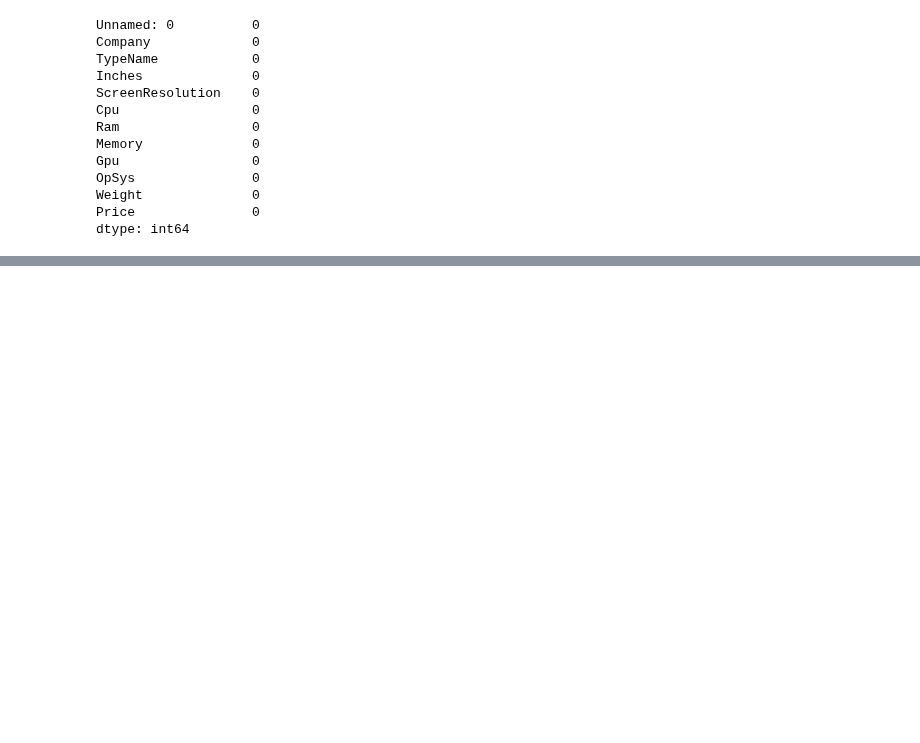
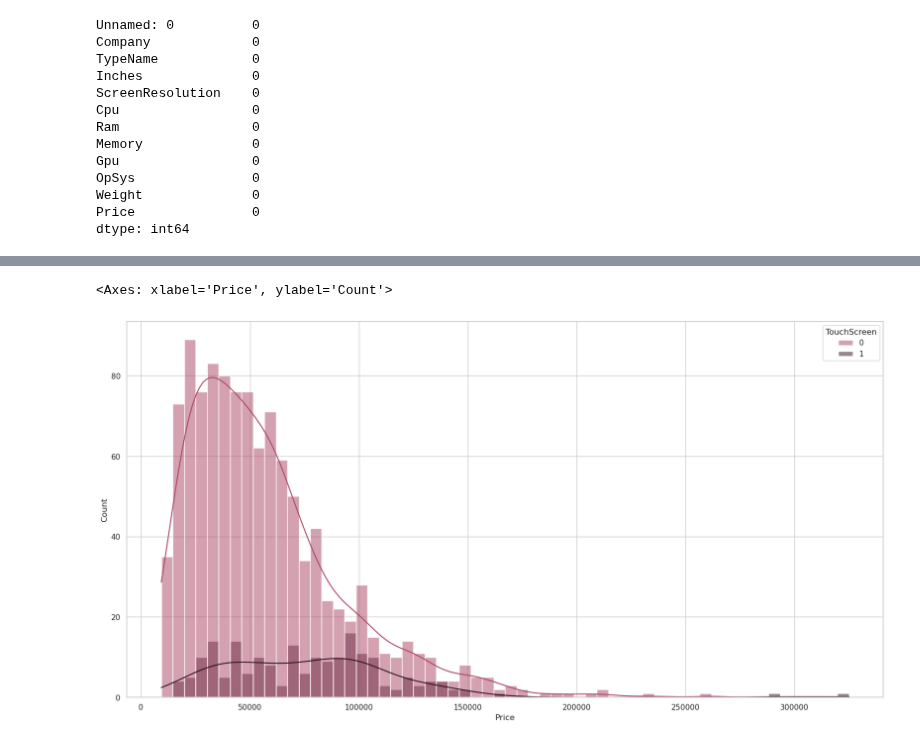
Before and after one commit to Ddasunsandeepa/laptop_price_predictor_project, a Jupyter notebook: notebooks/FC212017-Dasun/Data_Preprocessing.ipynb, the cells around one changed output, grey strips where cells are left out. Drawn from its saved outputs; the diff is of its cells as text; code cells hidden in the pictures; blank space fills up the shorter version.

```diff
--- a/notebooks/FC212017-Dasun/Data_Preprocessing.ipynb
+++ b/notebooks/FC212017-Dasun/Data_Preprocessing.ipynb
@@ -51,0 +185,6 @@ dtype: int64
+# %%
+plt.figure(figsize=(20, 10))
+sns.histplot(data=df, x='Price', kde=True, hue='TouchScreen', palette=['#AA4465', '#2C1320'], bins=60)
+# %% [output]
+<Axes: xlabel='Price', ylabel='Count'>
+[figure, added]
```
Also changed, not shown: parts of 17 cells of this notebook.
